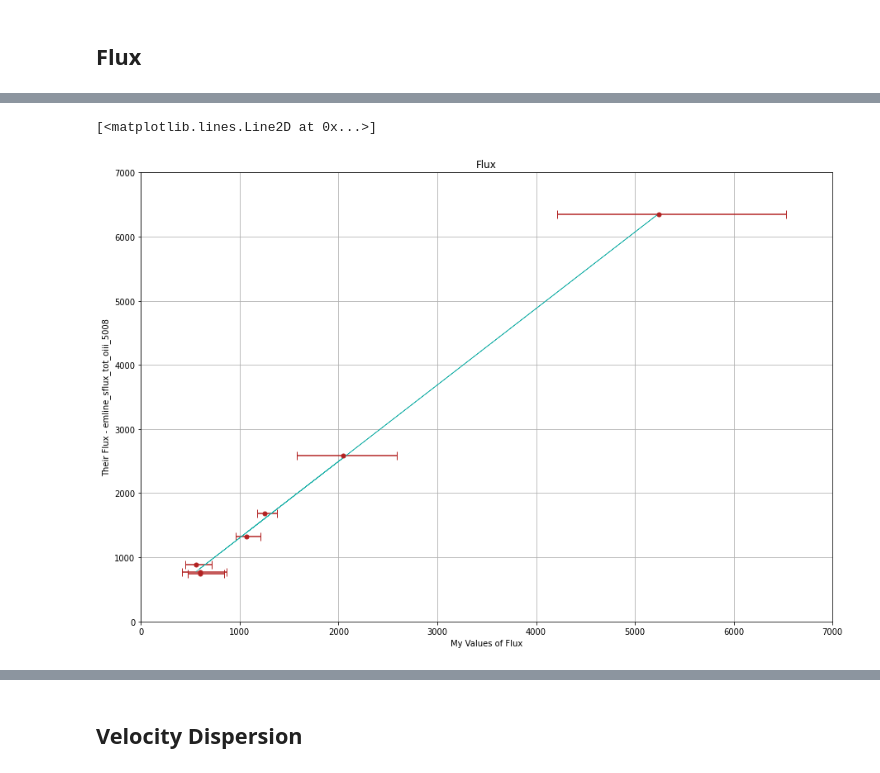
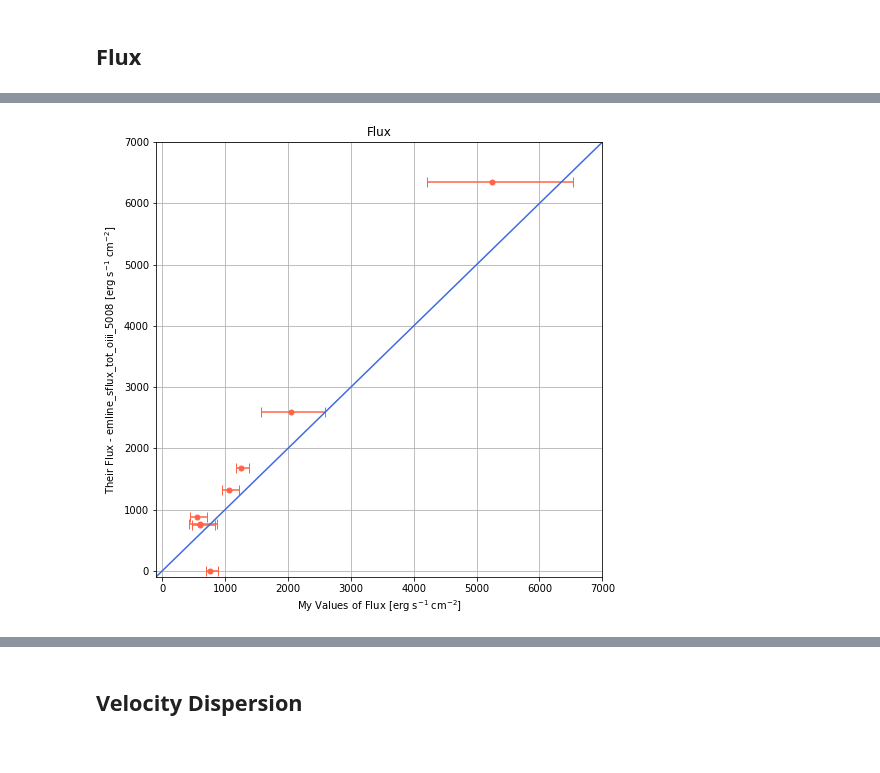
Before and after one commit to Natacha-U/Snr-Prj, a Jupyter notebook: Display_Results.ipynb, the cells around one changed output, grey strips where cells are left out. Saved outputs shown, nothing was run; the diff lists cells and outputs as text; code cells hidden in the pictures.

```diff
--- a/Display_Results.ipynb
+++ b/Display_Results.ipynb
@@ -4,7 +4,8 @@ import matplotlib.pyplot as plt
 from io import StringIO
 import pandas as pd
 # %%
-mangaid = ['1-22948',
+mangaid = ['1-156039',
+           '1-22948',
            '1-258599',
            '1-269632',
            '1-284293',
@@ -131,12 +143,13 @@ flux_ub = np.array([713.74953036226,
 flux_ub_diff = flux_ub - flux
 # %%
-flux_lb = np.array([447.3103047062093,
-                   1577.1184010857412,
-                   419.1600519950521,
-                   476.06113206429995,
-                   4211.904366279141,
-                   957.4360135685508,
-                   1179.0409294591475])
+flux_lb = np.array([690.1520284894491,
+                    447.3103047062093,
+                    1577.1184010857412,
+                    419.1600519950521,
+                    476.06113206429995,
+                    4211.904366279141,
+                    957.4360135685508,
+                    1179.0409294591475])
 flux_lb_diff = flux - flux_lb
 # %%
 asymmetric_error = [flux_lb_diff, flux_ub_diff]
@@ -318,7 +336,7 @@ df2.loc[df2['mangaid'] == mangaid[6]]
 
 17. **stellar_sigma_1re** = Flux-weighted mean stellar velocity dispersion of all spaxels within 1 R_{e}.
 # %%
-index = [8, 84, 165, 54, 30, 31, 34]
+index = [68, 8, 84, 165, 54, 30, 31, 34]
 # %%
 df_ldist = df1[['ldist_nsa_z']]
 df_flux = df1[['emline_sflux_tot_oiii_5008']]
@@ -391,23 +415,29 @@ print(flux_factor)
 # # for i in range(len(mangaid)):
 # #     plt.text(flux[i], file_flux[i], '({})'.format(mangaid[i]))
 # %%
-plt.figure(figsize = (15,10))
+plt.figure(figsize = (8,8))
 plt.grid()
-plt.xlim(0, 7000)
-plt.ylim(0, 7000)
-plt.xlabel('My Values of Flux')
-plt.ylabel('Their Flux - emline_sflux_tot_oiii_5008')
+plt.xlim(-100, 7000)
+plt.ylim(-100, 7000)
+plt.xlabel('My Values of Flux ' + '[erg s$^{-1}$ cm$^{-2}$]')
+plt.ylabel('Their Flux - emline_sflux_tot_oiii_5008 '
+           + '[erg s$^{-1}$ cm$^{-2}$]')
 plt.title('Flux')
-plt.errorbar(flux, file_flux, xerr = asymmetric_error, fmt = '.', color = 'firebrick', ms = 10, capsize = 5)
+plt.errorbar(flux, file_flux, xerr = asymmetric_error, fmt = '.', color = 'tomato', ms = 10, capsize = 5)
 
-a, b = np.polyfit(flux, file_flux, 1)
-plt.plot(flux, a*flux + b, linewidth = 0.7, color = 'lightseagreen')
+plt.plot([-100,7000], [-100,7000], color = 'royalblue')
+
+# plt.show()
+
+# a, b = np.polyfit(flux, file_flux, 1)
+# plt.plot(flux, a*flux + b, linewidth = 0.7, color = 'lightseagreen')
 
 # for i in range(len(mangaid)):
 #     plt.text(flux[i], file_flux[i], '({})'.format(mangaid[i]))
+
+# plt.savefig('Images/Flux_result.png', bbox_inches = 'tight')
 # %% [output]
-[<matplotlib.lines.Line2D at 0x...>]
-[figure, old version]
+[figure, new version]
 # %%
 plt.figure(figsize = (15,10))
 plt.grid()
```
Also changed, not shown: parts of 40 cells of this notebook.
